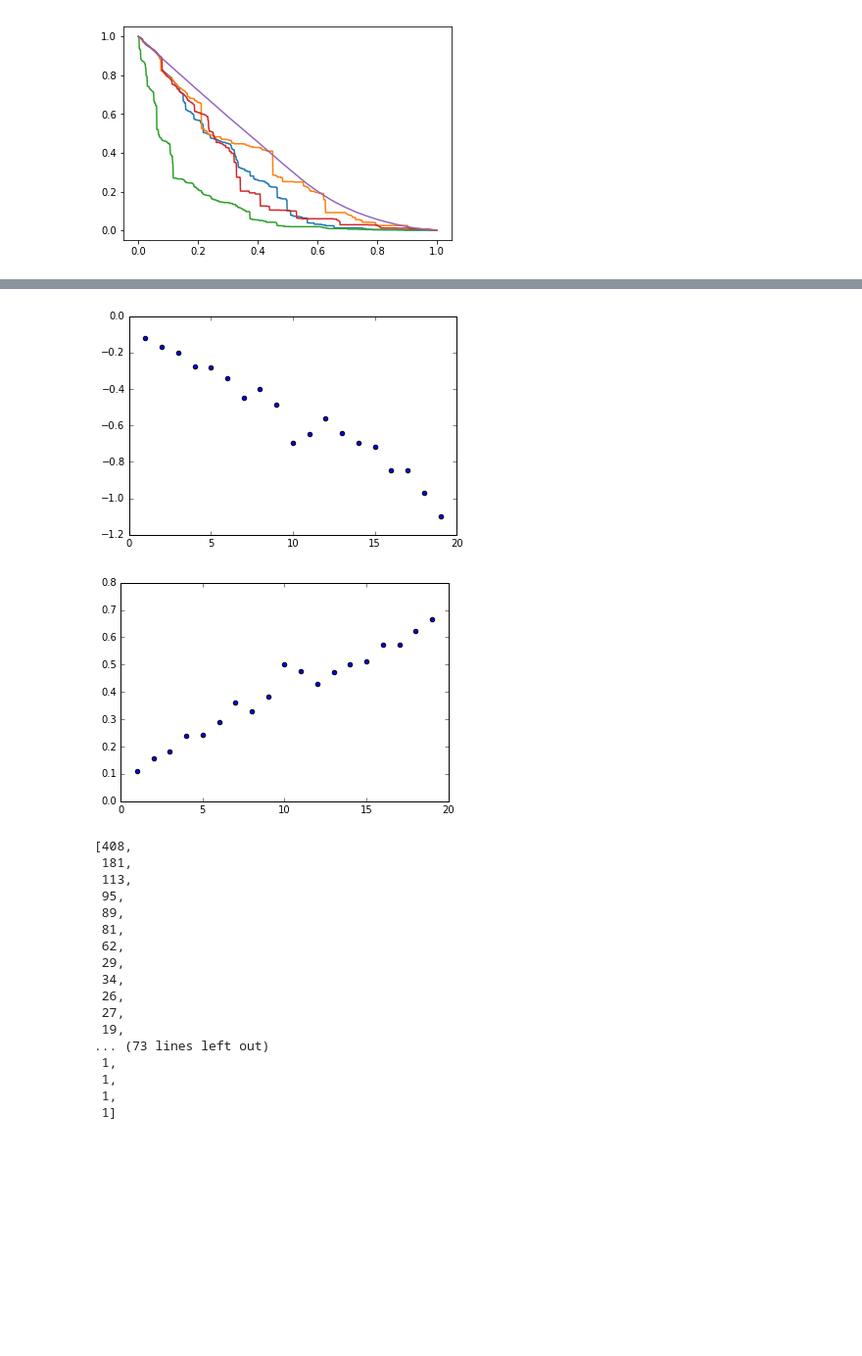
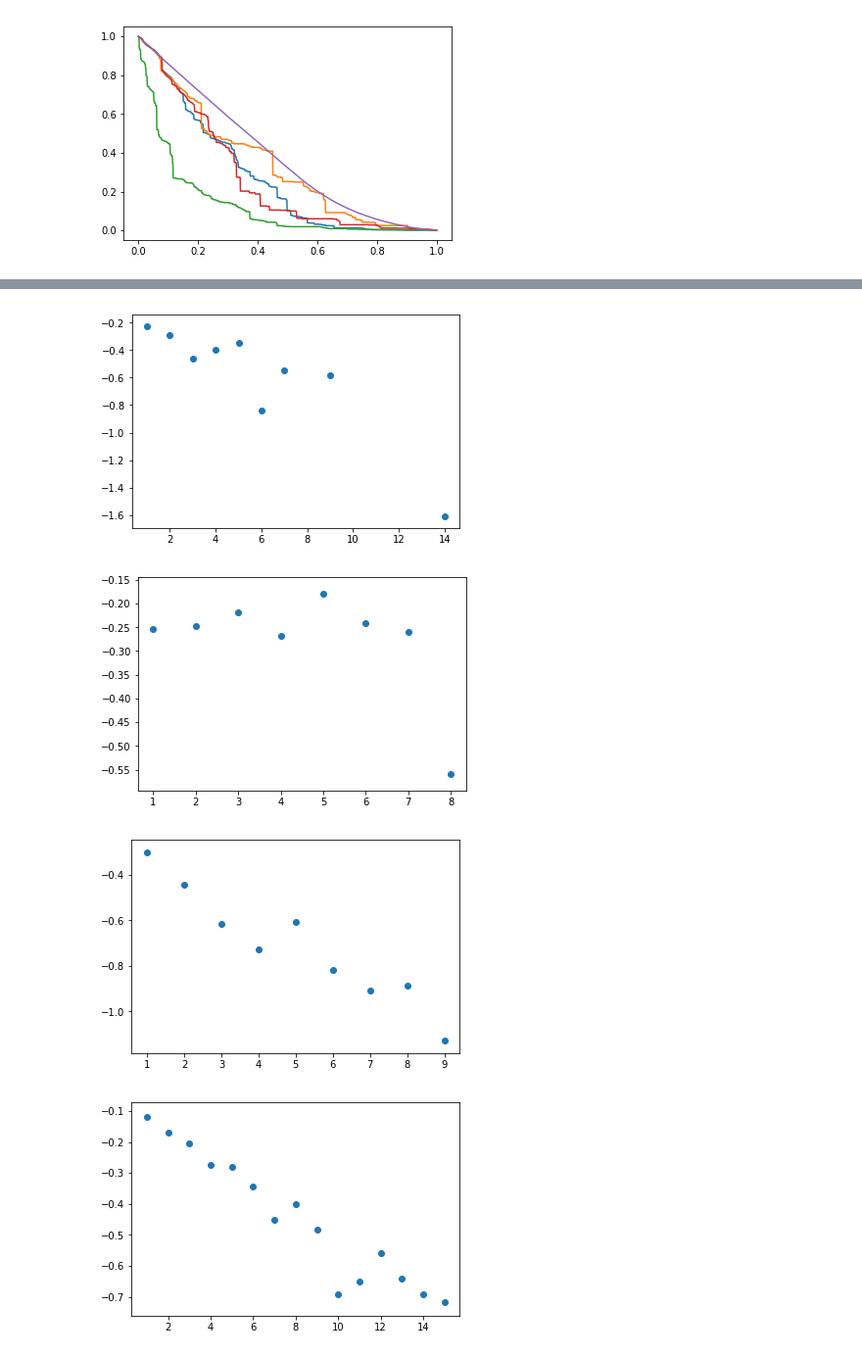
Before and after one commit to vms10/tp2, a Jupyter notebook: tp2.ipynb, the cells around one changed output, grey strips where cells are left out. Shown: that part at 98% size. Drawn from its saved outputs; the diff is of its cells as text; code cells hidden in the pictures; blank space fills up the shorter version.

```diff
--- a/tp2.ipynb
+++ b/tp2.ipynb
@@ -558,9 +569,3 @@ def SacandoEsenciales_NoEsRandom(Grafo,Lista,iteraciones):
     Nnodos_=Nnodos(Gcc[0])
 
     return Nnodos(G0)/Nnodos_, len(NE)/Nnodos_, Final/Nnodos_, Desviacion
-# %%
-F=nx.adjacency_matrix(G)
-
-for i in F[0][0]:
-    print(i)
-    print("hola")
@@ -692,34 +670,37 @@ print(F[2],F[1])
-# %%
-F=Grado_Esencialidad(G3,Esencialidad,30)
-K=[]
-b=60
-for i in F[1][:b]:
-    K.append(np.log(1-i))
-plt.scatter(F[2][:b],K)
-plt.show()
-
-plt.scatter(F[2],F[1])
-plt.show()
-# %% [output]
-[figure, removed]
-[figure, removed]
-# %%
-F[3]
-# %% [output]
-[408,
- 181,
- 113,
- 95,
- 89,
- 81,
- 62,
- 29,
- 34,
- 26,
- 27,
- 19,
-... (73 lines left out)
- 1,
- 1,
- 1,
- 1]
+# %%
+Grado_Esencialidad_G=Grado_Esencialidad(G,Esencialidad,30)
+K=[]
+b=15
+for i in Grado_Esencialidad_G[1][:b]:
+    K.append(np.log(1-i))
+plt.scatter(Grado_Esencialidad_G[2][:b],K)
+plt.show()
+
+Grado_Esencialidad_G1=Grado_Esencialidad(G1,Esencialidad,30)
+L=[]
+
+for i in Grado_Esencialidad_G1[1][:b]:
+    L.append(np.log(1-i))
+plt.scatter(Grado_Esencialidad_G1[2][:b],L)
+plt.show()
+
+Grado_Esencialidad_G2=Grado_Esencialidad(G2,Esencialidad,30)
+M=[]
+
+for i in Grado_Esencialidad_G2[1][:b]:
+    M.append(np.log(1-i))
+plt.scatter(Grado_Esencialidad_G2[2][:b],M)
+plt.show()
+
+Grado_Esencialidad_G3=Grado_Esencialidad(G3,Esencialidad,30)
+N=[]
+
+for i in Grado_Esencialidad_G3[1][:b]:
+    N.append(np.log(1-i))
+plt.scatter(Grado_Esencialidad_G3[2][:b],N)
+plt.show()
+# %% [output]
+[figure, added]
+[figure, added]
+[figure, added]
+[figure, added]
```
Also changed, not shown: parts of 16 cells of this notebook.
